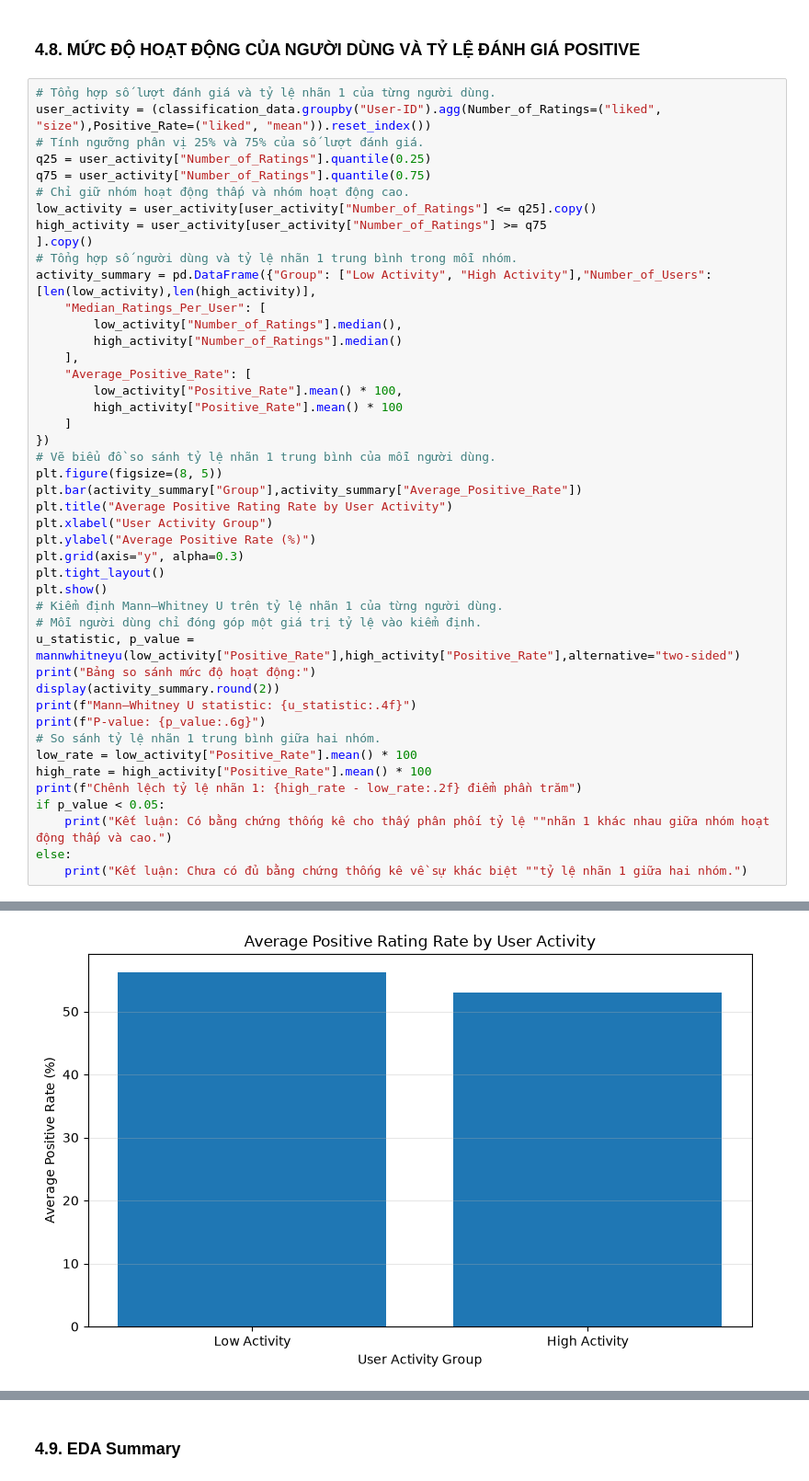
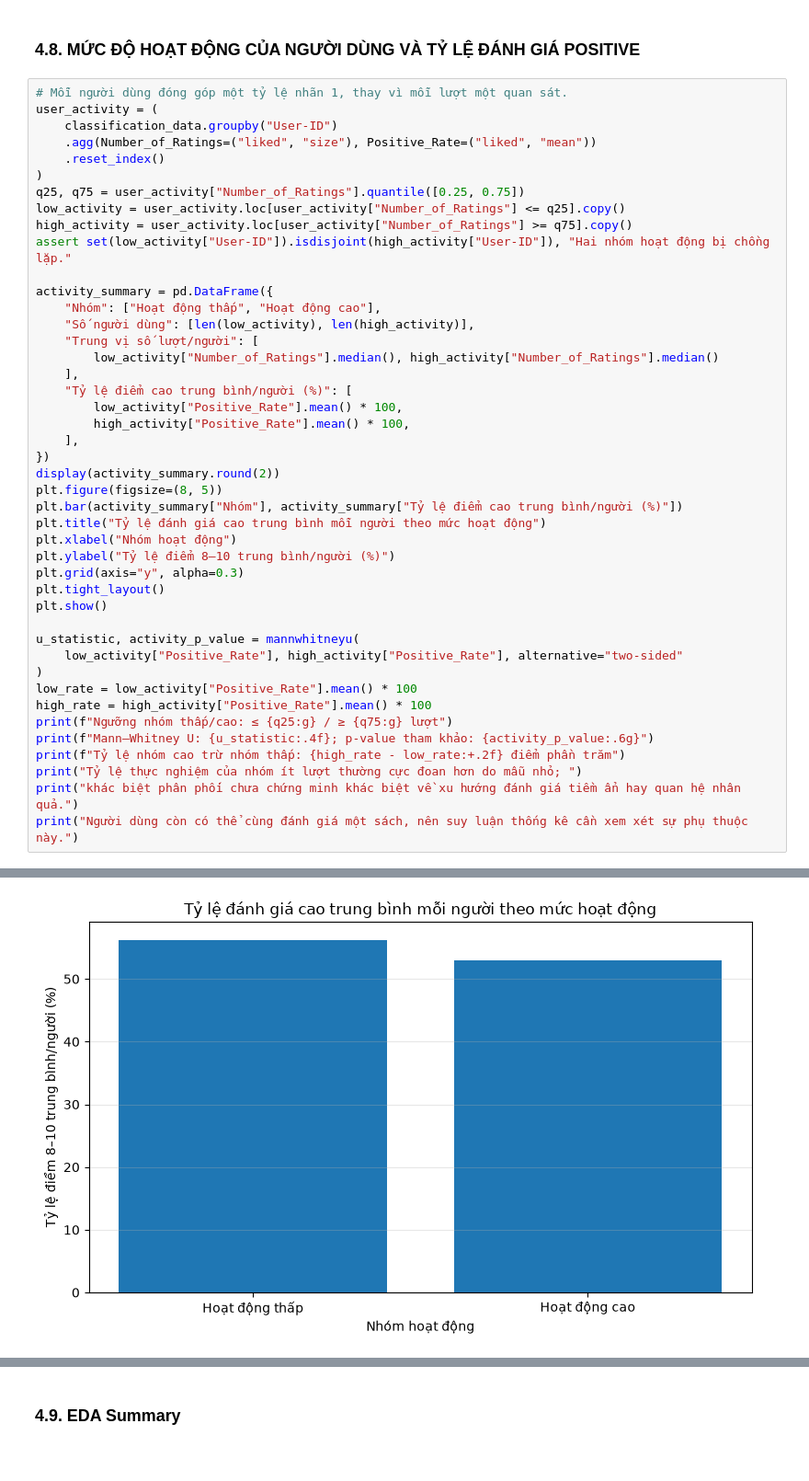
Before and after one commit to Bluenip/Data_analyst_python_midterm_project, a Jupyter notebook: mid_term_code.ipynb, the cells around one changed output, grey strips where cells are left out. Shown at 92% size. Saved outputs shown, nothing was run; the diff lists cells and outputs as text.

```diff
--- a/mid_term_code.ipynb
+++ b/mid_term_code.ipynb
@@ -731,48 +763,47 @@ plt.show()
 # %% [markdown]
 ### 4.8. MỨC ĐỘ HOẠT ĐỘNG CỦA NGƯỜI DÙNG VÀ TỶ LỆ ĐÁNH GIÁ POSITIVE
 # %%
-# Tổng hợp số lượt đánh giá và tỷ lệ nhãn 1 của từng người dùng.
-user_activity = (classification_data.groupby("User-ID").agg(Number_of_Ratings=("liked", "size"),Positive_Rate=("liked", "mean")).reset_index())
-# Tính ngưỡng phân vị 25% và 75% của số lượt đánh giá.
-q25 = user_activity["Number_of_Ratings"].quantile(0.25)
-q75 = user_activity["Number_of_Ratings"].quantile(0.75)
-# Chỉ giữ nhóm hoạt động thấp và nhóm hoạt động cao.
-low_activity = user_activity[user_activity["Number_of_Ratings"] <= q25].copy()
-high_activity = user_activity[user_activity["Number_of_Ratings"] >= q75
-].copy()
-# Tổng hợp số người dùng và tỷ lệ nhãn 1 trung bình trong mỗi nhóm.
-activity_summary = pd.DataFrame({"Group": ["Low Activity", "High Activity"],"Number_of_Users": [len(low_activity),len(high_activity)],
-    "Median_Ratings_Per_User": [
-        low_activity["Number_of_Ratings"].median(),
-        high_activity["Number_of_Ratings"].median()
+# Mỗi người dùng đóng góp một tỷ lệ nhãn 1, thay vì mỗi lượt một quan sát.
+user_activity = (
+    classification_data.groupby("User-ID")
+    .agg(Number_of_Ratings=("liked", "size"), Positive_Rate=("liked", "mean"))
+    .reset_index()
+)
+q25, q75 = user_activity["Number_of_Ratings"].quantile([0.25, 0.75])
+low_activity = user_activity.loc[user_activity["Number_of_Ratings"] <= q25].copy()
+high_activity = user_activity.loc[user_activity["Number_of_Ratings"] >= q75].copy()
+assert set(low_activity["User-ID"]).isdisjoint(high_activity["User-ID"]), "Hai nhóm hoạt động bị chồng lặp."
+
+activity_summary = pd.DataFrame({
+    "Nhóm": ["Hoạt động thấp", "Hoạt động cao"],
+    "Số người dùng": [len(low_activity), len(high_activity)],
+    "Trung vị số lượt/người": [
+        low_activity["Number_of_Ratings"].median(), high_activity["Number_of_Ratings"].median()
     ],
-    "Average_Positive_Rate": [
+    "Tỷ lệ điểm cao trung bình/người (%)": [
         low_activity["Positive_Rate"].mean() * 100,
-        high_activity["Positive_Rate"].mean() * 100
-    ]
+        high_activity["Positive_Rate"].mean() * 100,
+    ],
 })
-# Vẽ biểu đồ so sánh tỷ lệ nhãn 1 trung bình của mỗi người dùng.
+display(activity_summary.round(2))
 plt.figure(figsize=(8, 5))
-plt.bar(activity_summary["Group"],activity_summary["Average_Positive_Rate"])
-plt.title("Average Positive Rating Rate by User Activity")
-plt.xlabel("User Activity Group")
-plt.ylabel("Average Positive Rate (%)")
+plt.bar(activity_summary["Nhóm"], activity_summary["Tỷ lệ điểm cao trung bình/người (%)"])
+plt.title("Tỷ lệ đánh giá cao trung bình mỗi người theo mức hoạt động")
+plt.xlabel("Nhóm hoạt động")
+plt.ylabel("Tỷ lệ điểm 8–10 trung bình/người (%)")
 plt.grid(axis="y", alpha=0.3)
 plt.tight_layout()
 plt.show()
-# Kiểm định Mann–Whitney U trên tỷ lệ nhãn 1 của từng người dùng.
-# Mỗi người dùng chỉ đóng góp một giá trị tỷ lệ vào kiểm định.
-u_statistic, p_value = mannwhitneyu(low_activity["Positive_Rate"],high_activity["Positive_Rate"],alternative="two-sided")
-print("Bảng so sánh mức độ hoạt động:")
-display(activity_summary.round(2))
-print(f"Mann–Whitney U statistic: {u_statistic:.4f}")
-print(f"P-value: {p_value:.6g}")
-# So sánh tỷ lệ nhãn 1 trung bình giữa hai nhóm.
+
+u_statistic, activity_p_value = mannwhitneyu(
+    low_activity["Positive_Rate"], high_activity["Positive_Rate"], alternative="two-sided"
+)
 low_rate = low_activity["Positive_Rate"].mean() * 100
 high_rate = high_activity["Positive_Rate"].mean() * 100
-print(f"Chênh lệch tỷ lệ nhãn 1: {high_rate - low_rate:.2f} điểm phần trăm")
-if p_value < 0.05:
-    print("Kết luận: Có bằng chứng thống kê cho thấy phân phối tỷ lệ ""nhãn 1 khác nhau giữa nhóm hoạt động thấp và cao.")
-else:
-    print("Kết luận: Chưa có đủ bằng chứng thống kê về sự khác biệt ""tỷ lệ nhãn 1 giữa hai nhóm.")
+print(f"Ngưỡng nhóm thấp/cao: ≤ {q25:g} / ≥ {q75:g} lượt")
+print(f"Mann–Whitney U: {u_statistic:.4f}; p-value tham khảo: {activity_p_value:.6g}")
+print(f"Tỷ lệ nhóm cao trừ nhóm thấp: {high_rate - low_rate:+.2f} điểm phần trăm")
+print("Tỷ lệ thực nghiệm của nhóm ít lượt thường cực đoan hơn do mẫu nhỏ; ")
+print("khác biệt phân phối chưa chứng minh khác biệt về xu hướng đánh giá tiềm ẩn hay quan hệ nhân quả.")
+print("Người dùng còn có thể cùng đánh giá một sách, nên suy luận thống kê cần xem xét sự phụ thuộc này.")
 # %% [output]
@@ -779 +813 @@ else:
-[figure, old version]
+[figure, new version]
```
Also changed, not shown: parts of 56 cells of this notebook, 3 other files.
